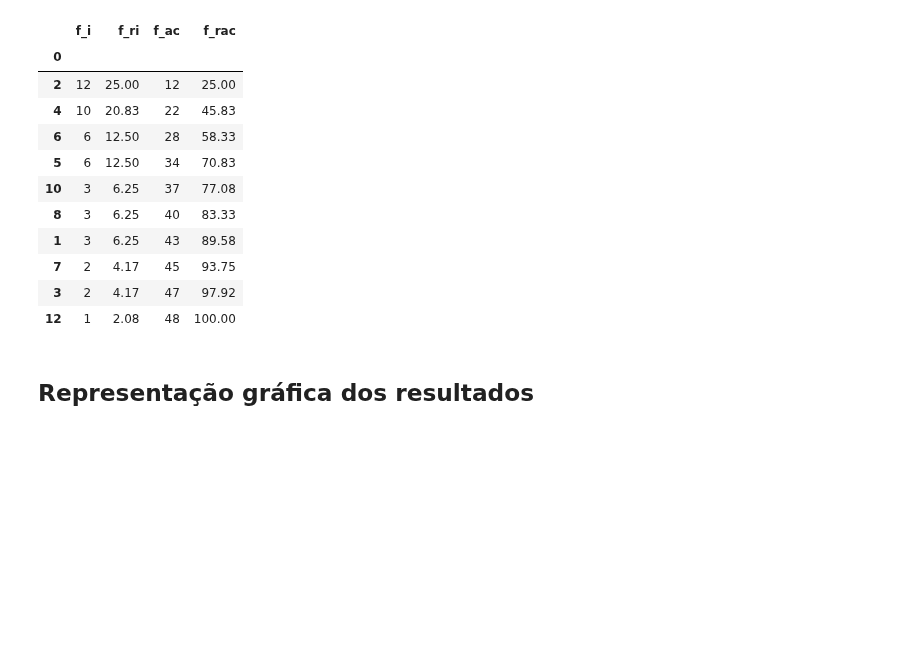
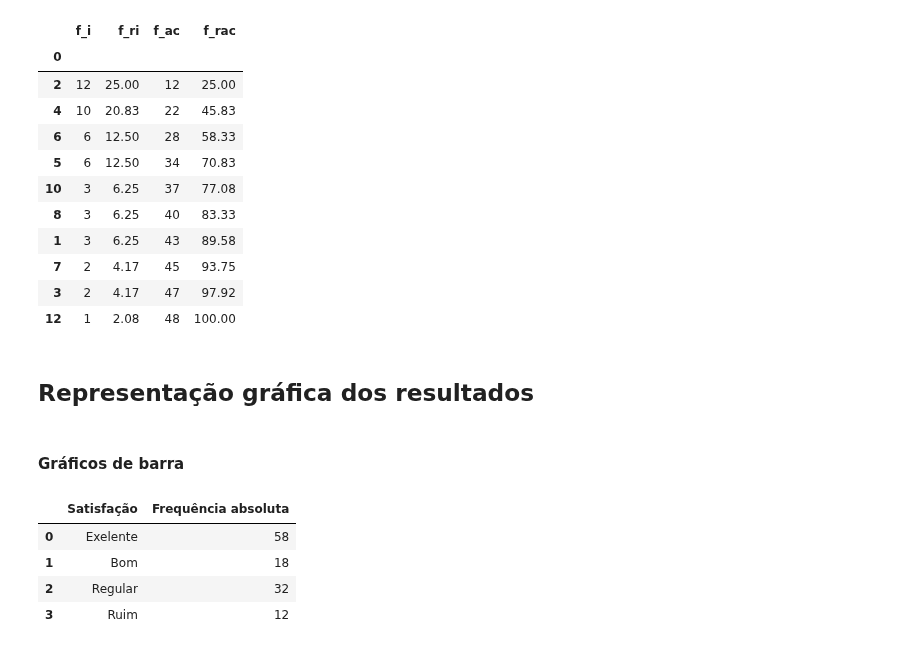
Before and after one commit to jvataidee/ManualdeAnalisedeDadosPython, a Jupyter notebook: cap2_estatistica_descritiva_univariada.ipynb, the cells around one changed output. Saved outputs shown, nothing was run; the diff lists cells and outputs as text; code cells hidden in the pictures; blank space fills up the shorter version.

```diff
--- a/cap2_estatistica_descritiva_univariada.ipynb
+++ b/cap2_estatistica_descritiva_univariada.ipynb
@@ -122,3 +126,18 @@ Soma da Frequência Absoluta 100.0 %
 | 12 | 1 | 2.08 | 48 | 100.00 |
 # %% [markdown]
 ## Representação gráfica dos resultados
+# %% [markdown]
+#### Gráficos de barra
+# %%
+dados = pd.DataFrame([["Exelente", 58],
+                      ["Bom", 18],
+                      ["Regular", 32],
+                      ["Ruim", 12]])
+dados.columns = ["Satisfação", "Frequência absoluta"]
+dados
+# %% [output]
+|  | Satisfação | Frequência absoluta |
+| 0 | Exelente | 58 |
+| 1 | Bom | 18 |
+| 2 | Regular | 32 |
+| 3 | Ruim | 12 |
```
Also changed, not shown: parts of 5 cells of this notebook.
